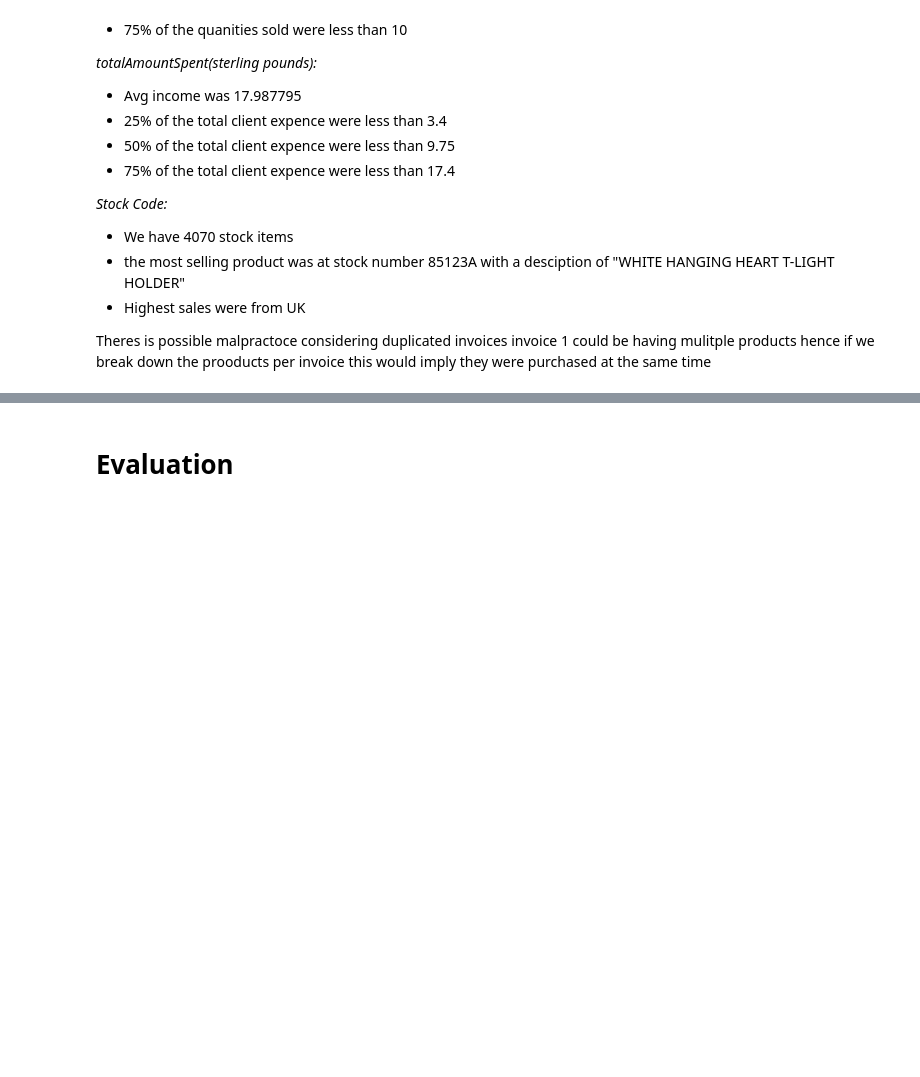
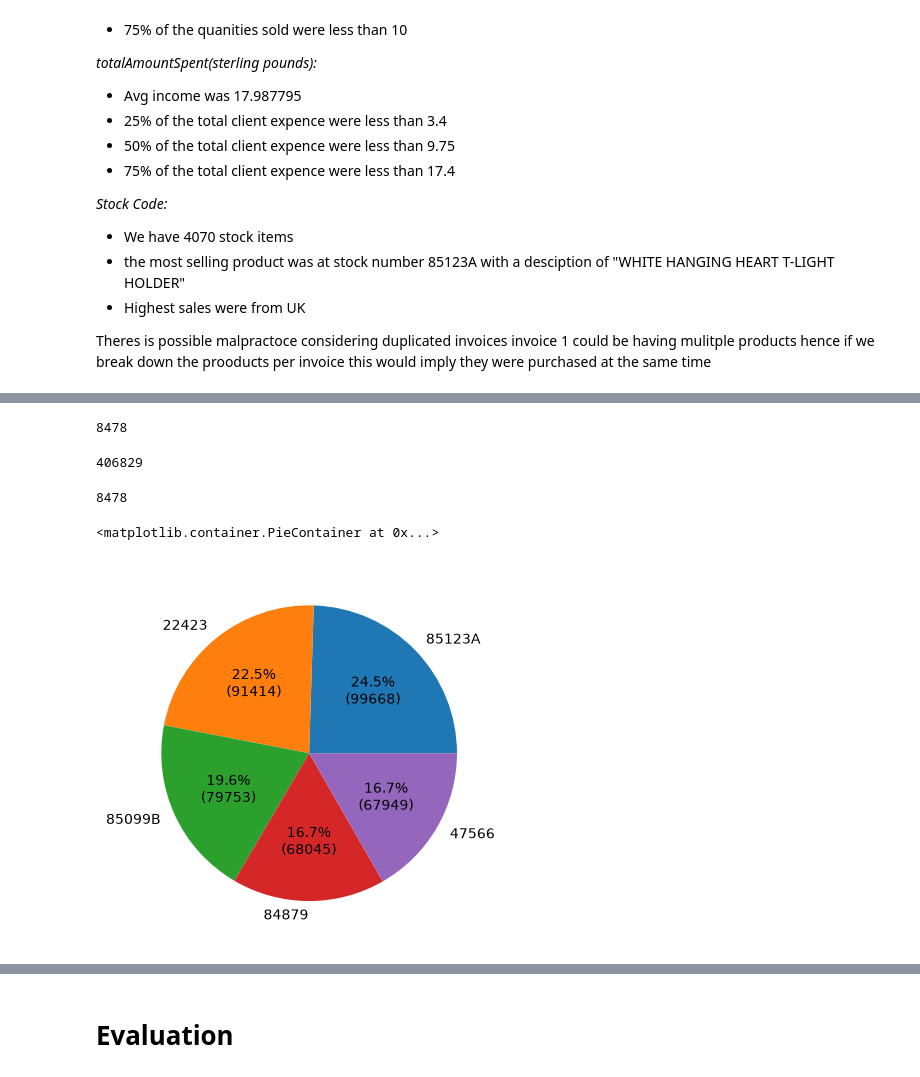
Before and after one commit to JosephRidge/Data-tool101, a Jupyter notebook: app.ipynb, the cells around one changed output, grey strips where cells are left out. Saved outputs shown, nothing was run; the diff lists cells and outputs as text; code cells hidden in the pictures; blank space fills up the shorter version.

```diff
--- a/app.ipynb
+++ b/app.ipynb
@@ -306,3 +306,6 @@ Total number od day from start: 373 days
 
 Theres is possible malpractoce considering duplicated invoices
 invoice 1 could be having mulitple products hence if we break down the prooducts per invoice this would imply they were purchased at the same time
+# %%
+legit_df =df[ df["CustomerID"].notna()  ]  # get legin transactions
+legit_df
@@ -308,0 +346,38 @@ invoice 1 could be having mulitple products hence if we break down the prooducts
+# %%
+legit_df["StockCode"].value_counts().head()
+sum(legit_df["StockCode"].value_counts().head())
+# %% [output]
+8478
+# %%
+all_stock_df = legit_df["StockCode"].value_counts()
+sum(all_stock_df)
+# %% [output]
+406829
+# %%
+all_stock_df = legit_df["StockCode"].value_counts().head()
+sum(all_stock_df)
+# %% [output]
+8478
+# %%
+# Source - https://stackoverflow.com/a/73617021
+# Posted by jezrael, modified by community. See post 'Timeline' for change history
+# Retrieved 2026-07-03, License - CC BY-SA 4.0
+
+#https://stackoverflow.com/a/71515035/2901002
+#  count total stock itemsm
+
+all_stock_df = legit_df["StockCode"].value_counts()
+def autopct_format(values):
+        def my_format(pct):
+            total = sum(all_stock_df)
+            val = int(round(pct*total/100.0))
+            return '{:.1f}%\n({v:d})'.format(pct, v=val)
+        return my_format
+
+s = legit_df["StockCode"].value_counts().head()
+plt.pie(s,labels = s.index, autopct=autopct_format(s))
+#pandas only alternative
+#s.plot.pie(autopct=autopct_format(s))
+# %% [output]
+<matplotlib.container.PieContainer at 0x...>
+[figure, added]
```
Also changed, not shown: parts of 18 cells of this notebook.
